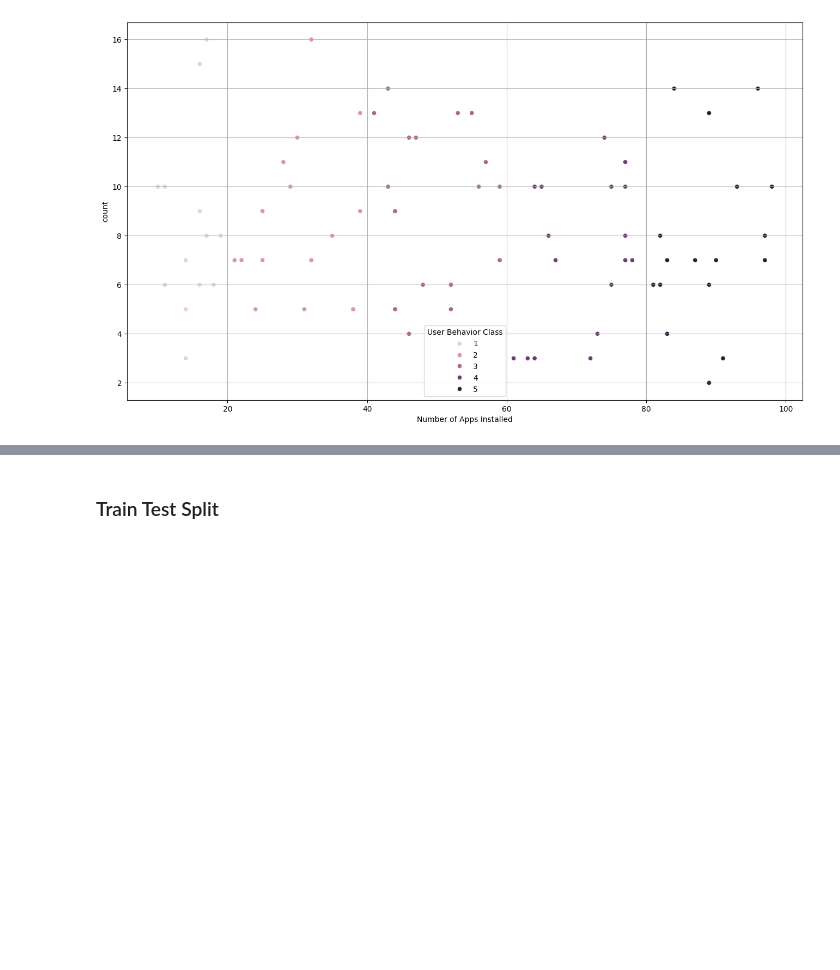
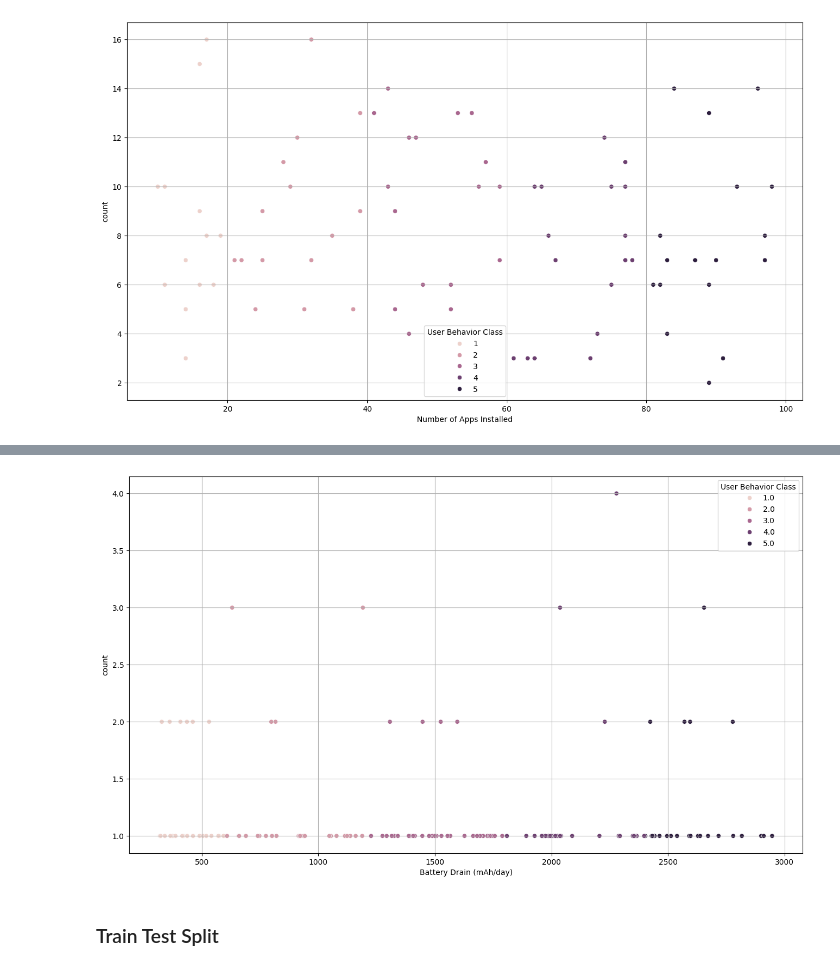
Before and after one commit to mrshafy13/My_Data_Science_Journey, a Jupyter notebook: Classifying_User_Behavior_Based_on_Mobile_Device_Usage.ipynb, the cells around one changed output, grey strips where cells are left out. Cells and saved outputs as stored; diff of their text form; code cells hidden in the pictures; blank space fills up the shorter version.

```diff
--- a/Classifying_User_Behavior_Based_on_Mobile_Device_Usage.ipynb
+++ b/Classifying_User_Behavior_Based_on_Mobile_Device_Usage.ipynb
@@ -227,3 +234,10 @@ plt.show()
+# %%
+plt.figure(figsize=(16,9))
+sns.scatterplot(x = 'Battery Drain (mAh/day)', y = df['Battery Drain (mAh/day)'].value_counts(),  data = df_encoded, hue = 'User Behavior Class')
+plt.grid(True)
+plt.show()
+# %% [output]
+[figure, added]
 # %% [markdown]
 ### Train Test Split
 # %%
```
Also changed, not shown: parts of 2 cells of this notebook.
